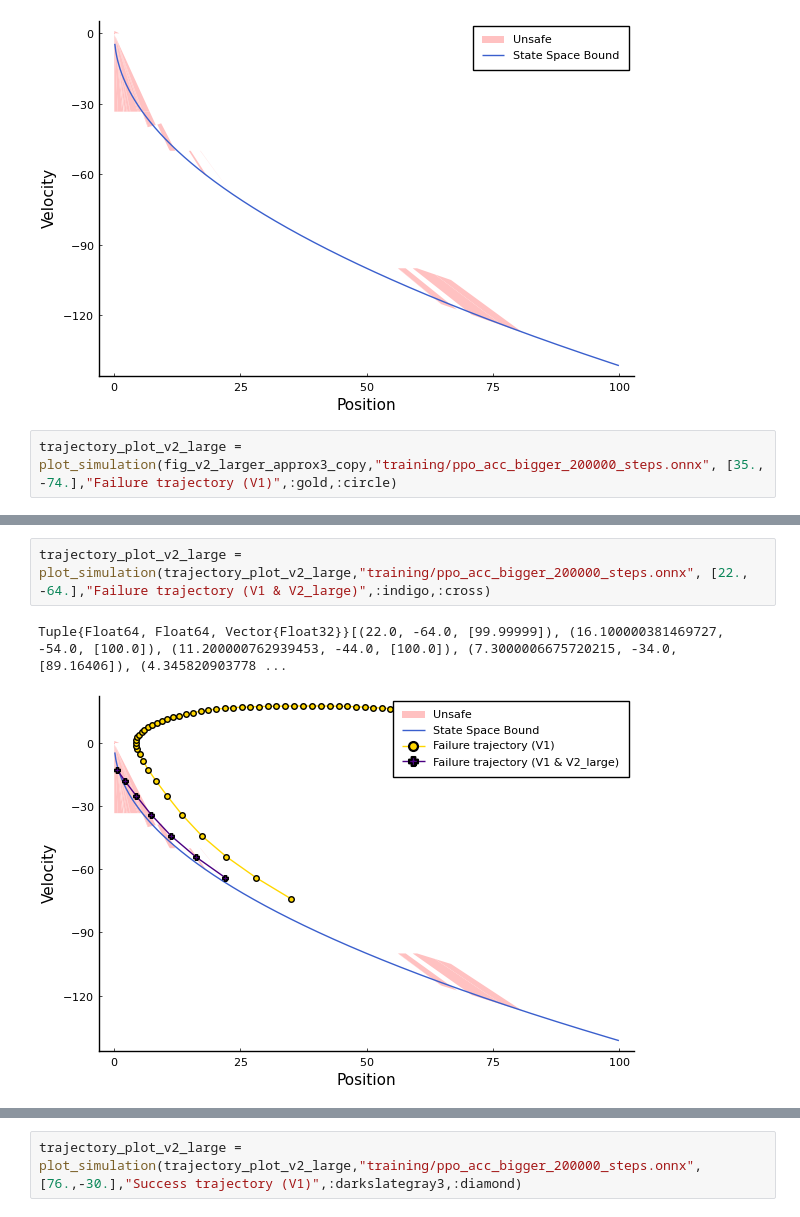
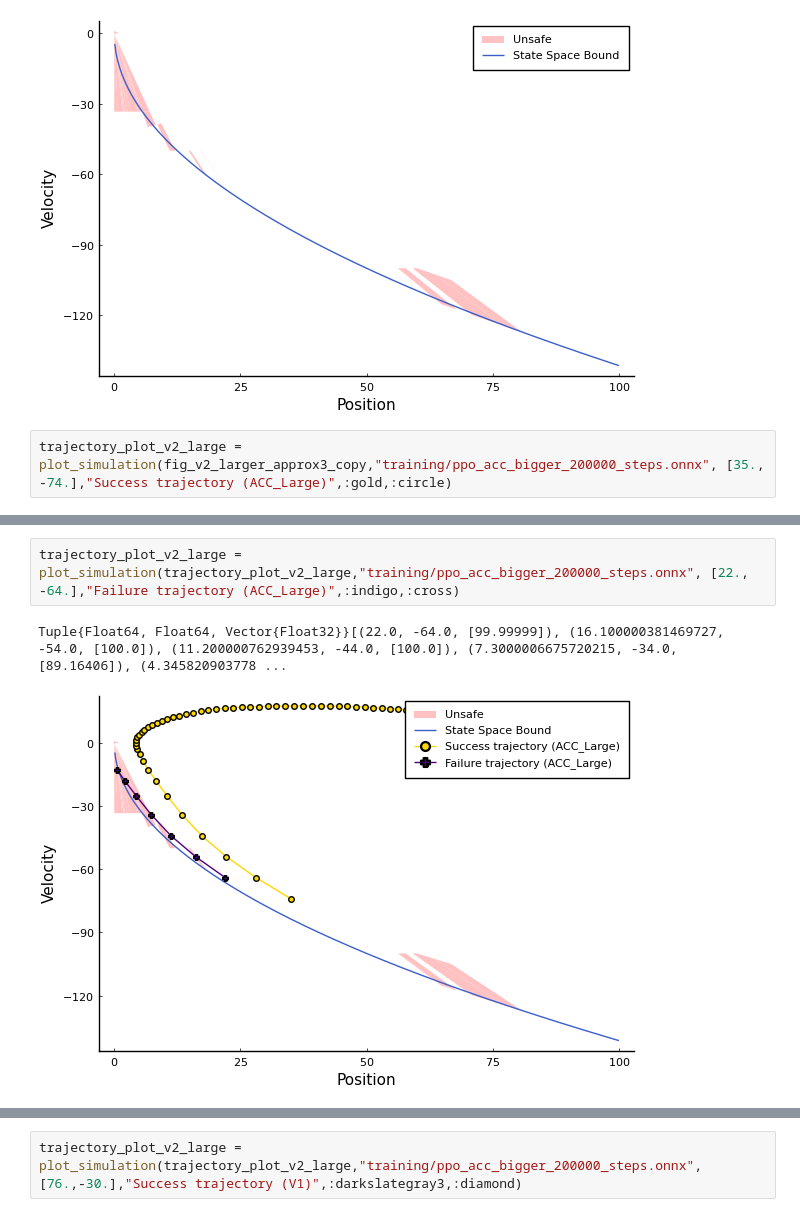
Before and after one commit to samysweb/NCubeV, a Jupyter notebook: experiments/acc/Analysis.ipynb, the cells around one changed output, grey strips where cells are left out. Drawn from its saved outputs; the diff is of its cells as text.

```diff
--- a/experiments/acc/Analysis.ipynb
+++ b/experiments/acc/Analysis.ipynb
@@ -415,6 +415,6 @@ fig_v2_larger_approx3_copy = deepcopy(fig_v2_larger_approx3)
 # %% [output]
 [figure]
 # %%
-trajectory_plot_v2_large = plot_simulation(fig_v2_larger_approx3_copy,"training/ppo_acc_bigger_200000_steps.onnx", [35., -74.],"Failure trajectory (V1)",:gold,:circle)
+trajectory_plot_v2_large = plot_simulation(fig_v2_larger_approx3_copy,"training/ppo_acc_bigger_200000_steps.onnx", [35., -74.],"Success trajectory (ACC_Large)",:gold,:circle)
 # %% [output]
 Tuple{Float64, Float64, Vector{Float32}}[(35.0, -74.0, [100.00001]), (28.100000381469727, -64.0, [100.00001]), (22.200000762939453, -54.0, [100.00001]), (17.30000114440918, -44.0, [100.0]), (13.400001 ...
@@ -422,5 +422,5 @@ Tuple{Float64, Float64, Vector{Float32}}[(35.0, -74.0, [100.00001]), (28.1000003
 # %%
-trajectory_plot_v2_large = plot_simulation(trajectory_plot_v2_large,"training/ppo_acc_bigger_200000_steps.onnx", [22., -64.],"Failure trajectory (V1 & V2_large)",:indigo,:cross)
+trajectory_plot_v2_large = plot_simulation(trajectory_plot_v2_large,"training/ppo_acc_bigger_200000_steps.onnx", [22., -64.],"Failure trajectory (ACC_Large)",:indigo,:cross)
 # %% [output]
 Tuple{Float64, Float64, Vector{Float32}}[(22.0, -64.0, [99.99999]), (16.100000381469727, -54.0, [100.0]), (11.200000762939453, -44.0, [100.0]), (7.3000006675720215, -34.0, [89.16406]), (4.345820903778 ...
-[figure, old version]
+[figure, new version]
```
Also changed, not shown: parts of 4 cells of this notebook, 1 other file.
